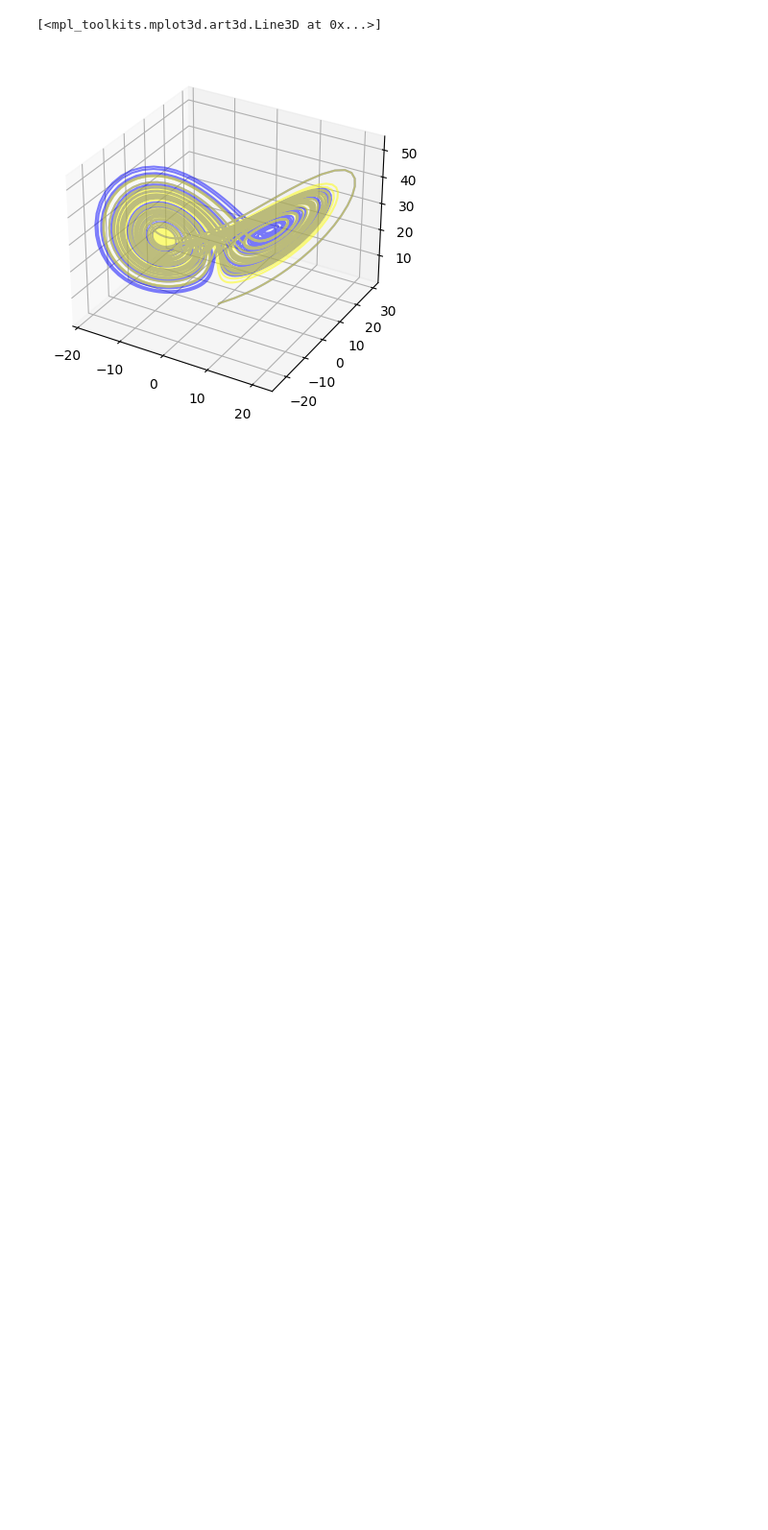
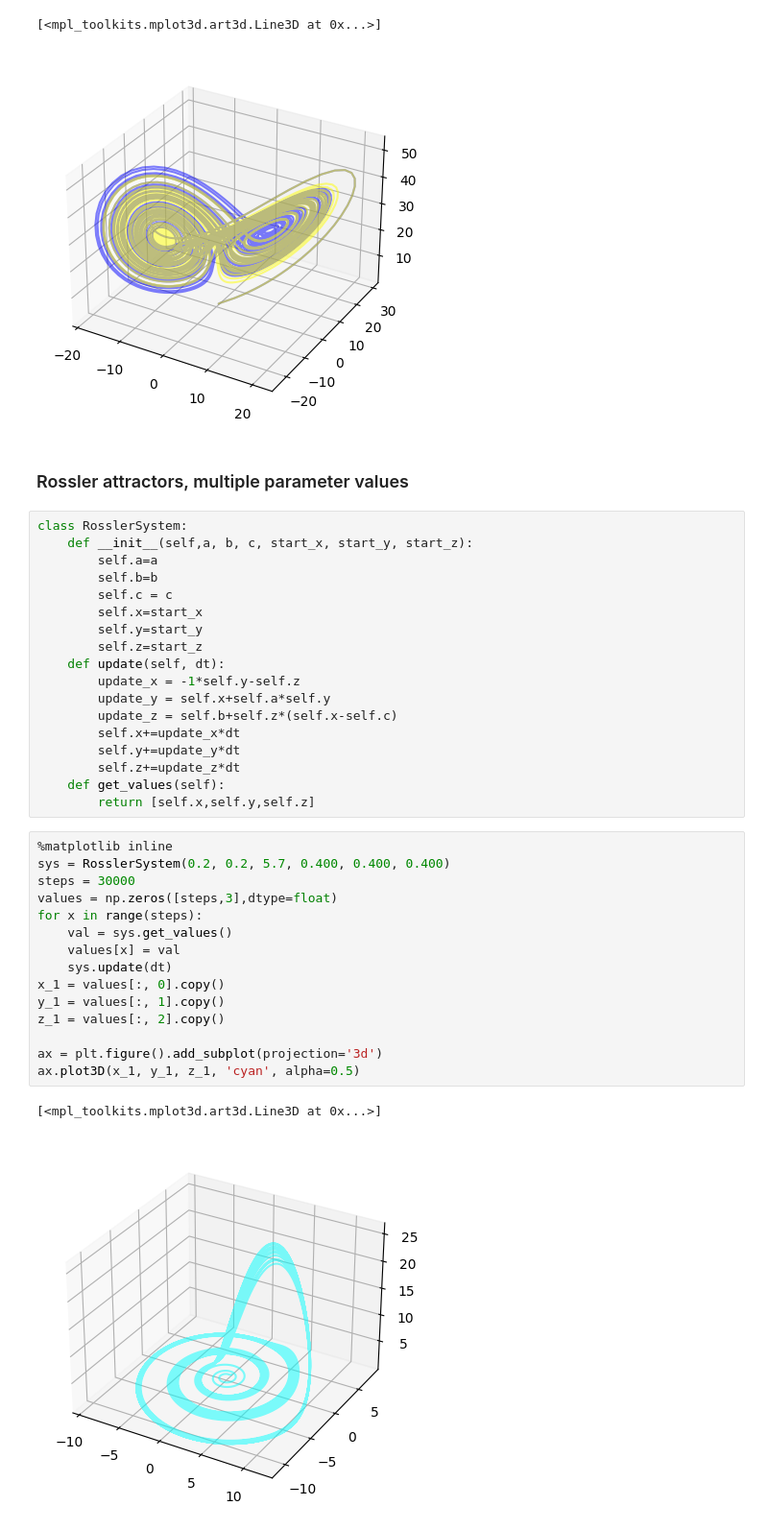
Before and after one commit to AdrianKlessa/random_notebooks, a Jupyter notebook: lorenz_system.ipynb, the cells around one changed output. Shown at 96% size. Saved outputs shown, nothing was run; the diff lists cells and outputs as text; blank space fills up the shorter version.

Commit message:
Added plotting of Rossler systems

```diff
--- a/lorenz_system.ipynb
+++ b/lorenz_system.ipynb
@@ -179,3 +180,41 @@ ax.plot3D(x_2, y_2, z_2, 'yellow', alpha=0.5)
 # %% [output]
 [<mpl_toolkits.mplot3d.art3d.Line3D at 0x...>]
 [figure]
+# %% [markdown]
+### Rossler attractors, multiple parameter values
+# %%
+class RosslerSystem:
+    def __init__(self,a, b, c, start_x, start_y, start_z):
+        self.a=a
+        self.b=b
+        self.c = c
+        self.x=start_x
+        self.y=start_y
+        self.z=start_z
+    def update(self, dt):
+        update_x = -1*self.y-self.z
+        update_y = self.x+self.a*self.y
+        update_z = self.b+self.z*(self.x-self.c)
+        self.x+=update_x*dt
+        self.y+=update_y*dt
+        self.z+=update_z*dt
+    def get_values(self):
+        return [self.x,self.y,self.z]
+# %%
+%matplotlib inline
+sys = RosslerSystem(0.2, 0.2, 5.7, 0.400, 0.400, 0.400)
+steps = 30000
+values = np.zeros([steps,3],dtype=float)
+for x in range(steps):
+    val = sys.get_values()
+    values[x] = val
+    sys.update(dt)
+x_1 = values[:, 0].copy()
+y_1 = values[:, 1].copy()
+z_1 = values[:, 2].copy()
+
+ax = plt.figure().add_subplot(projection='3d')
+ax.plot3D(x_1, y_1, z_1, 'cyan', alpha=0.5)
+# %% [output]
+[<mpl_toolkits.mplot3d.art3d.Line3D at 0x...>]
+[figure, added]
```
Also changed, not shown: parts of 12 cells of this notebook.
